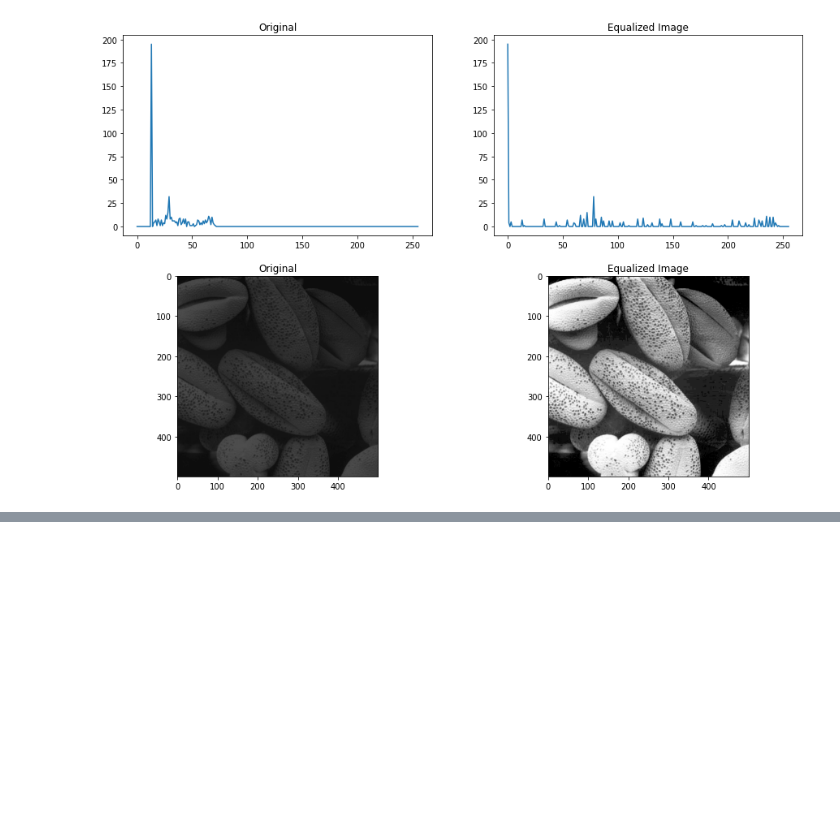
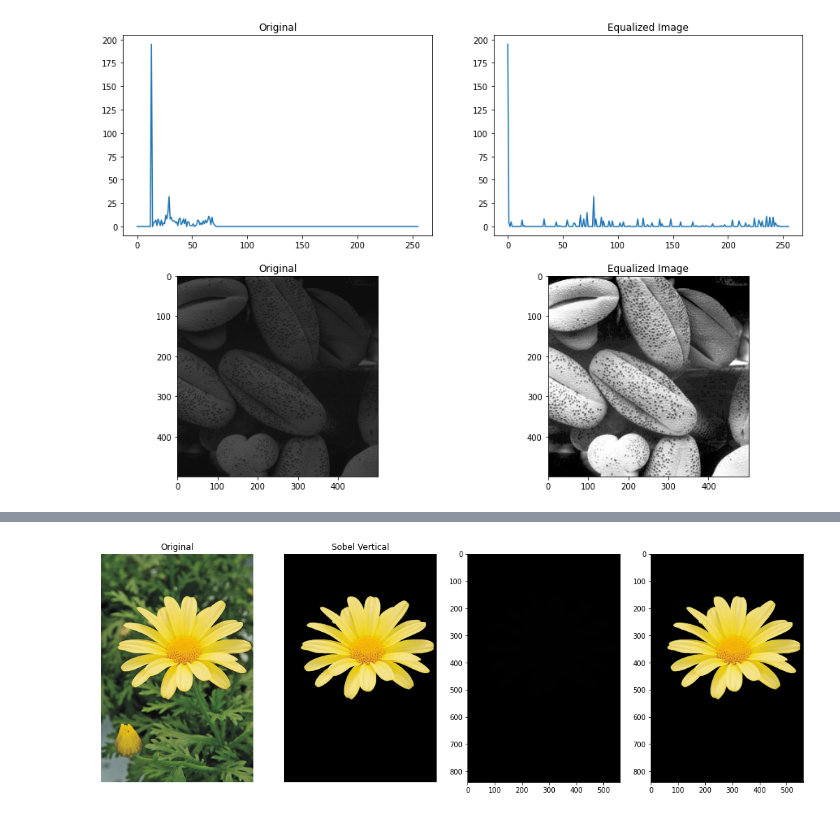
Before and after one commit to limalkasadith/S4-EN2550-Workspace, a Jupyter notebook: Assignments/Assignment-1/190538N_Assignment_1.ipynb, the cells around one changed output, grey strips where cells are left out. Cells and saved outputs as stored; diff of their text form; code cells hidden in the pictures; blank space fills up the shorter version.

```diff
--- a/Assignments/Assignment-1/190538N_Assignment_1.ipynb
+++ b/Assignments/Assignment-1/190538N_Assignment_1.ipynb
@@ -239,0 +271,31 @@ plt.show()
+# %%
+#Q7
+img = cv.imread('daisy.jpg')
+assert img is not None, "Image Not Found!!"
+
+img_RGB = cv.cvtColor(img,cv.COLOR_BGR2RGB)
+
+mask = np.zeros(img_RGB.shape[:2],np.uint8)
+bgdModel = np.zeros((1,65),np.float64)
+fgdModel = np.zeros((1,65),np.float64)
+rect = (50,50,500,500)
+
+cv.grabCut(img_RGB,mask,rect,bgdModel,fgdModel,5,cv.GC_INIT_WITH_RECT)
+mask2 = np.where((mask==2)|(mask==0),0,1).astype('uint8')
+img_1 = img_RGB*mask2[:,:,np.newaxis]
+
+fig,ax = plt.subplots(1,4,figsize=(18,6))
+ax[0].imshow(img_RGB)
+ax[1].imshow(img_1)
+ax[2].imshow(cv.cvtColor(mask2,cv.COLOR_BGR2RGB))
+ax[3].imshow(img_1)
+
+ax[0].axis('off')
+ax[1].axis('off')
+
+ax[0].set_title("Original")
+ax[1].set_title("Sobel Vertical")
+
+plt.show()
+# %% [output]
+[figure, added]
```
Also changed, not shown: parts of 2 cells of this notebook, 1 other file.
